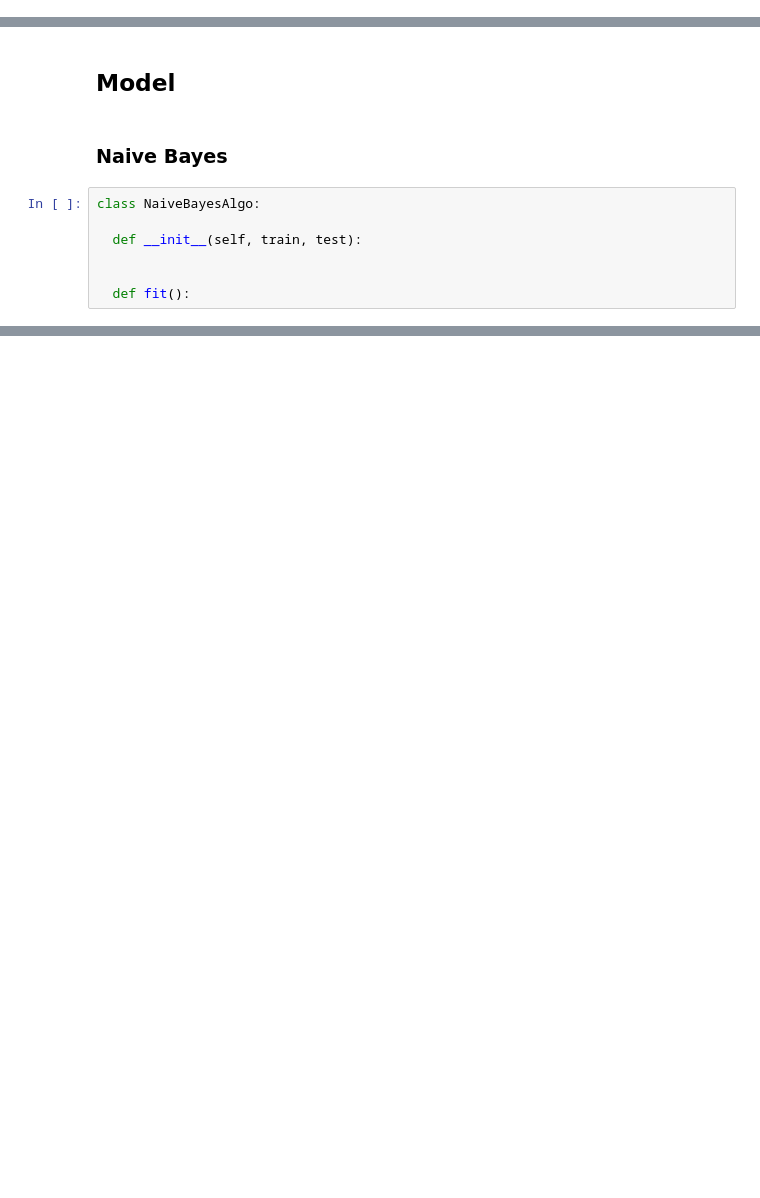
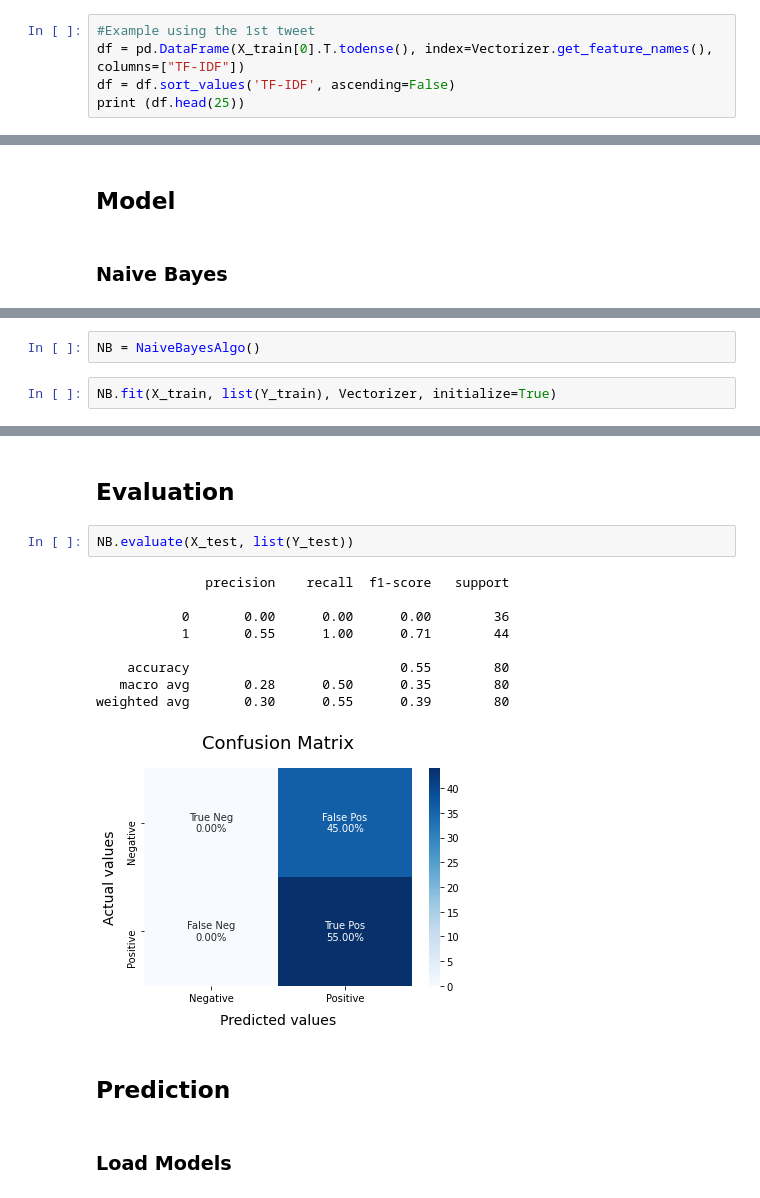
Before and after one commit to PavanReddy28/CRuX, a Jupyter notebook: SentimentAnalysis.ipynb, the cells around one changed output, grey strips where cells are left out. Cells and saved outputs as stored; diff of their text form; blank space fills up the shorter version.

Commit message:
Finished the following works: 1. TF-IDF Vectorizer 2. Naïve Bayes Model 3. Evaluation metrics - Classification Matrix and Confusion Matrix 4. Predict 5. Store Model in drive

```diff
--- a/SentimentAnalysis.ipynb
+++ b/SentimentAnalysis.ipynb
@@ -226,0 +224,5 @@ X_train[1]
+# %%
+#Example using the 1st tweet
+df = pd.DataFrame(X_train[0].T.todense(), index=Vectorizer.get_feature_names(), columns=["TF-IDF"])
+df = df.sort_values('TF-IDF', ascending=False)
+print (df.head(25))
@@ -228,10 +248,3 @@ X_train[1]
 ## Model
 # %% [markdown]
 ### Naive Bayes
-# %%
-class NaiveBayesAlgo:
-
-  def __init__(self, train, test):
-
-
-  def fit():
@@ -237,0 +381,4 @@ class NaiveBayesAlgo:
+# %%
+NB = NaiveBayesAlgo()
+# %%
+NB.fit(X_train, list(Y_train), Vectorizer, initialize=True)
@@ -237,0 +395,18 @@ class NaiveBayesAlgo:
+# %% [markdown]
+## Evaluation
+# %%
+NB.evaluate(X_test, list(Y_test))
+# %% [output]
+              precision    recall  f1-score   support
+
+           0       0.00      0.00      0.00        36
+           1       0.55      1.00      0.71        44
+
+    accuracy                           0.55        80
+   macro avg       0.28      0.50      0.35        80
+weighted avg       0.30      0.55      0.39        80
+[figure, added]
+# %% [markdown]
+## Prediction
+# %% [markdown]
+### Load Models
```
Also changed, not shown: parts of 35 cells of this notebook.
